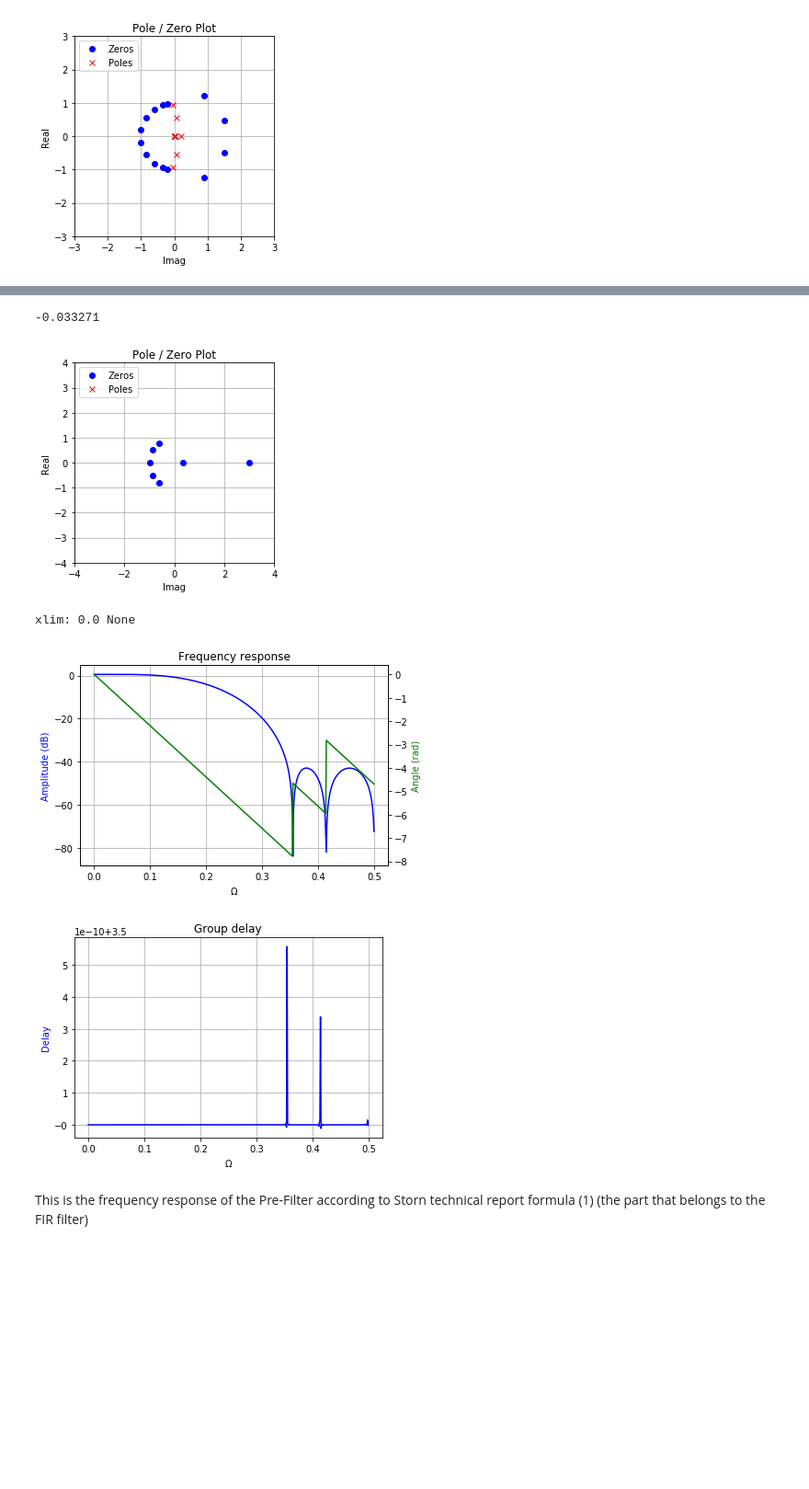
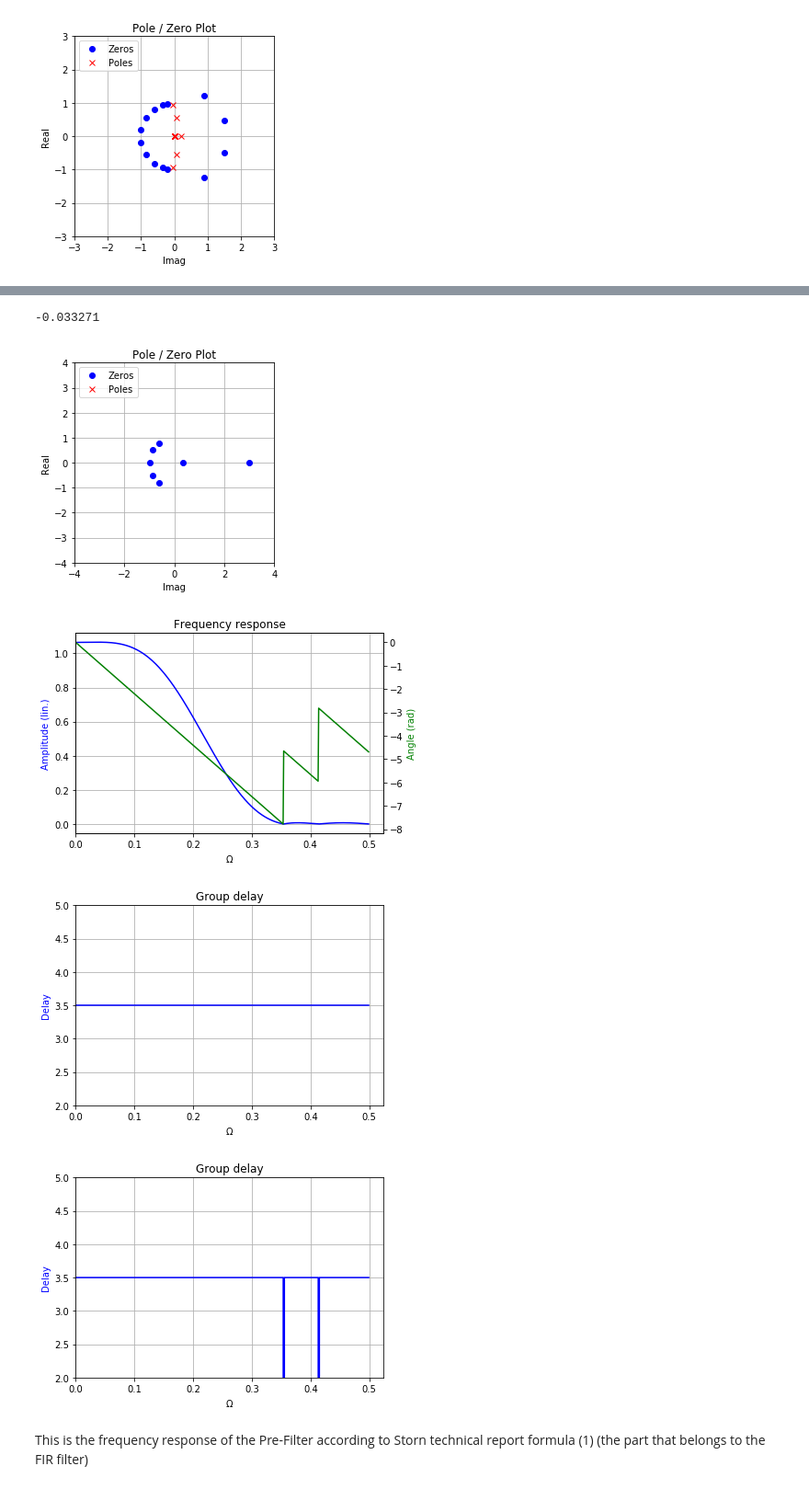
Before and after one commit to schlatterbeck/filter-optimizer, a Jupyter notebook: IIR_Filter.ipynb, the cells around one changed output, grey strips where cells are left out. Shown at 92% size. Saved outputs shown, nothing was run; the diff lists cells and outputs as text; code cells hidden in the pictures; blank space fills up the shorter version.

```diff
--- a/IIR_Filter.ipynb
+++ b/IIR_Filter.ipynb
@@ -6,13 +6,11 @@ from math import e, pi, sin, cos
 %matplotlib inline
 # %%
 def plot_response( w, h, title = 'Frequency response', fs = None
-                 , logx = False, liny = False, xmin = 0.0, xmax = None, ymin = None, ymax = None) :
+                 , logx = False, logy = True, xmin = 0.0, xmax = None, ymin = None, ymax = None) :
     fig = plt.figure ()
     ax1 = fig.add_subplot (111)
-    ax1.set_xlim (xmin, xmax, auto = True)
     if logx :
         ax1.set_xscale ('log')
-    print ("xlim:", xmin, xmax)
     plt.title (title)
     xlabel = 'Freq [rad/sample]'
     if fs is not None :
@@ -20,23 +18,27 @@ def plot_response( w, h, title = 'Frequency response', fs = None
         xlabel = 'Freq (Hz)'
         if fs == 1.0 :
             xlabel = '$\\Omega$'
-    if liny :
-        plt.plot (w, abs (h), 'b')
+    if logy :
+        ax1.plot (w, 20 * np.log10 (abs (h)), 'b')
+        plt.ylabel ('Amplitude (dB)', color = 'b')
+    else :
+        ax1.plot (w, abs (h), 'b')
         plt.ylabel ('Amplitude (lin.)', color = 'b')
-    else :
-        plt.plot (w, 20 * np.log10 (abs (h)), 'b')
-        plt.ylabel ('Amplitude (dB)', color = 'b')
     plt.xlabel (xlabel)
     plt.grid (which = 'both')
 
     ax2 = ax1.twinx ()
     angles = np.unwrap (np.angle (h))
-    plt.plot (w, angles, 'g')
+    ax2.plot (w, angles, 'g')
     plt.ylabel ('Angle (rad)', color = 'g')
     plt.axis ('tight')
+    ax1.set_xlim (xmin, xmax, auto = True)
+    if ymin is not None or ymax is not None :
+        ax1.set_ylim (ymin, ymax, auto = True)
     plt.show ()
 # %%
-def plot_delay(w, d, title = "Group delay", fs = None, logx = False) :
+def plot_delay (w, d, title = "Group delay", fs = None
+               , logx = False, xmin = 0.0, xmax = None, ymin = None, ymax = None) :
     fig = plt.figure ()
     ax1 = fig.add_subplot (111)
     if logx :
@@ -54,6 +56,9 @@ def plot_delay(w, d, title = "Group delay", fs = None, logx = False) :
 
     plt.grid ()
     plt.axis ('tight')
+    ax1.set_xlim (xmin, xmax, auto = True)
+    if ymin is not None or ymax is not None :
+        ax1.set_ylim (ymin, ymax, auto = True)
     plt.show ()
 # %%
 def pole_zero_plot (poles, zeros, limit = 1e6) :
@@ -194,23 +195,26 @@ Note that the Frequency response is bogus, see the next graphics reconstructed f
 # %%
 #fir = [-0.033271, -0.019816, 0.169865, 0.415454]
 # Reverse-engineered FIR parameters, the commented list above is from the paper
 # needed to find out that the parameters are re-used to make everything real.
 # See accompanying maxima sheet.
 fir = [-0.033271, -0.019816, 0.169865, 0.415454, 0.415454, 0.169865, -0.019816, -0.033271]
 
-fir_zeros, fir_poles, fir_gain = tf2zpk (fir, [1.0])
+fir_zeros, fir_poles, fir_gain = signal.tf2zpk (fir, [1.0])
 print (fir_gain)
-fir_w, fir_h = freqz (fir)
+fir_w, fir_h = signal.freqz (fir)
 pole_zero_plot (fir_poles, fir_zeros)
-plot_response (fir_w, fir_h, fs = 1.0)
-fir_wgd, fir_gd = group_delay ((fir, [1.0]))
-plot_delay (fir_wgd, fir_gd, fs = 1.0)
+plot_response (fir_w, fir_h, fs = 1.0, logy = False)
+fir_wgd, fir_gd = signal.group_delay ((fir, [1.0]))
+plot_delay (fir_wgd, fir_gd, fs = 1.0, ymin = 2, ymax = 5)
+zzz, H = signal.freqz (fir, [1.0], 513)
+gd = -np.diff (np.unwrap (np.angle(H))) / np.diff (zzz)
+plot_delay (fir_wgd, gd, fs = 1.0, ymin = 2, ymax = 5)
 # %% [output]
 -0.033271
 [figure]
-xlim: 0.0 None
-[figure, old version]
+[figure, new version]
-[figure, old version]
+[figure, new version]
+[figure, added]
 # %% [markdown]
 This is the frequency response of the Pre-Filter according to Storn technical report formula (1) (the part that belongs to the FIR filter)
 # %%
```
Also changed, not shown: parts of 17 cells of this notebook.
